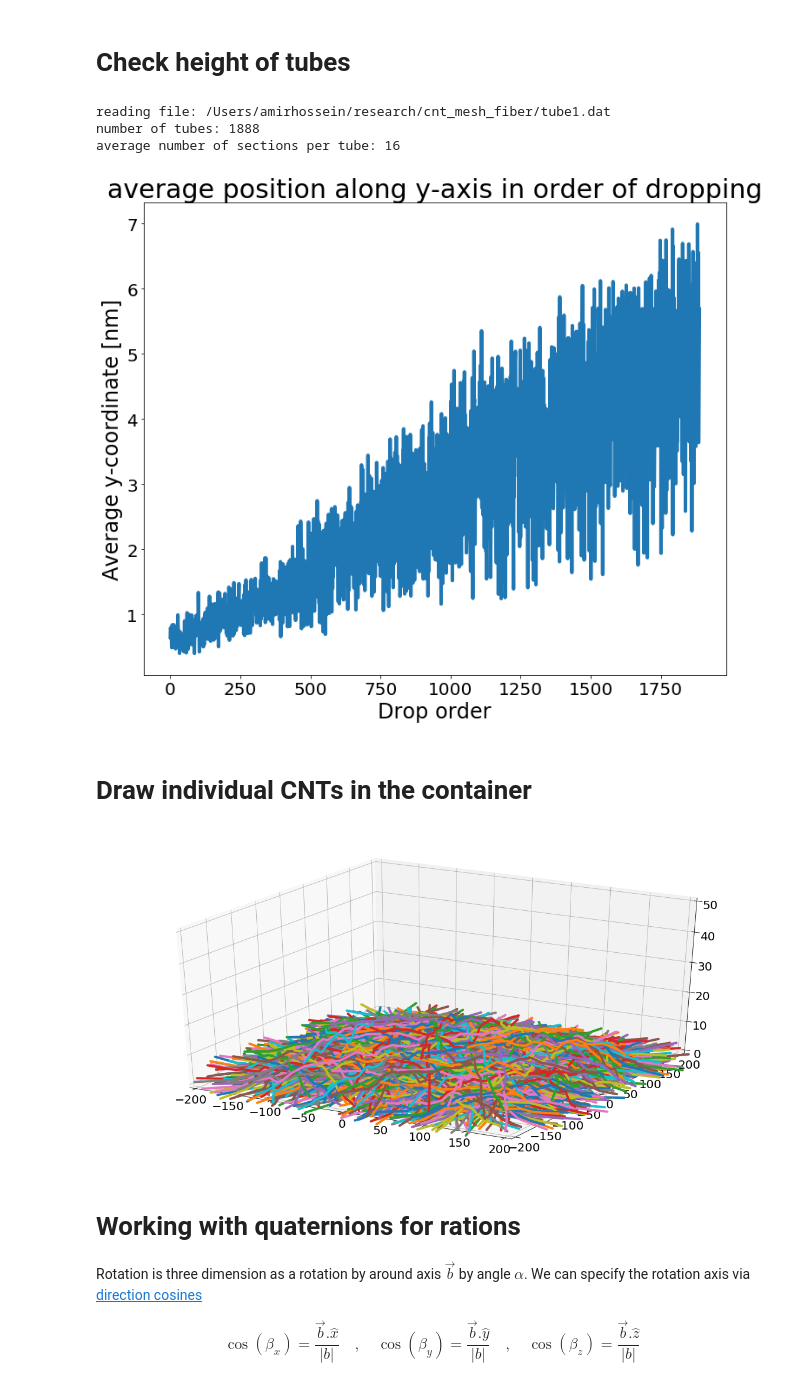
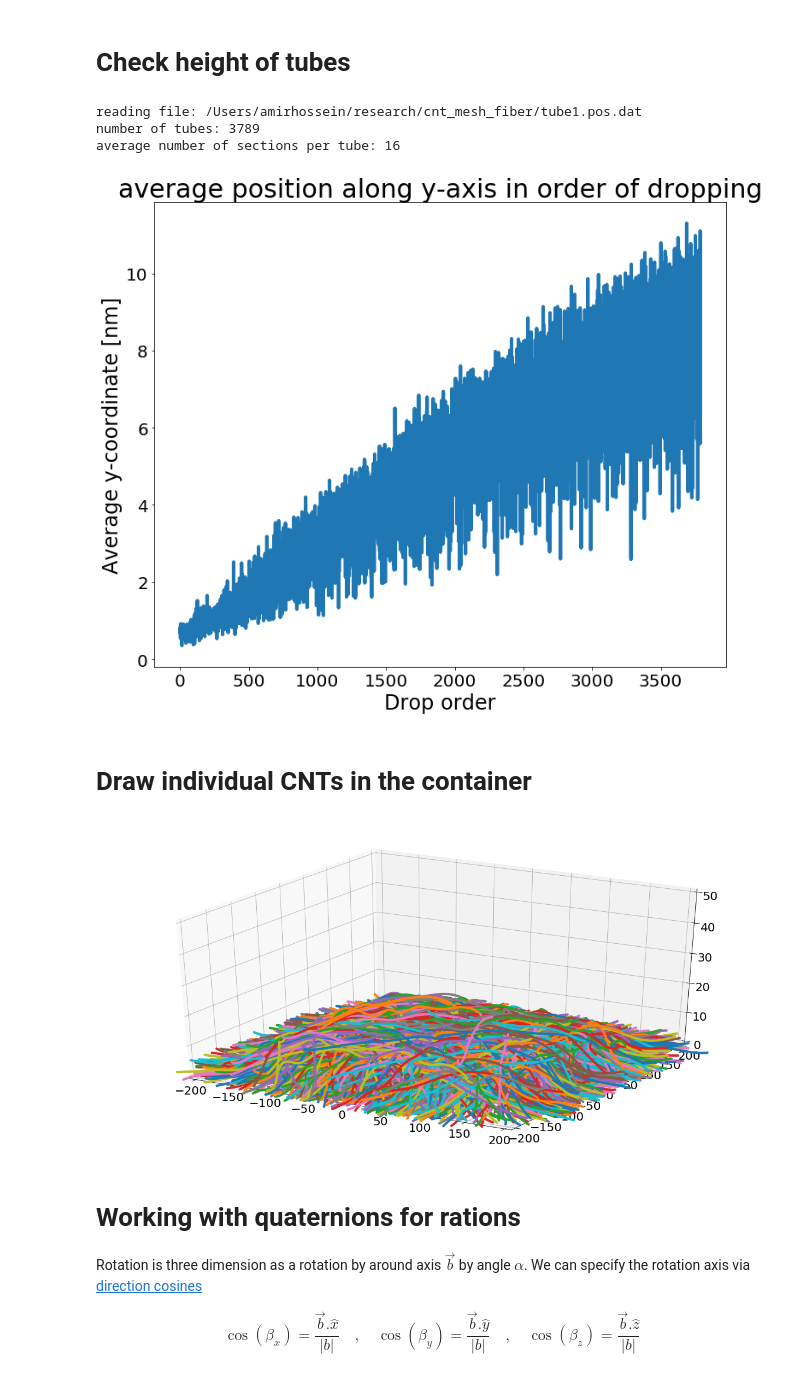
Before and after one commit to amirhosseindavoody/carbon_nanotube_mesh, a Jupyter notebook: cnt_mesh.ipynb, the cells around one changed output. Saved outputs shown, nothing was run; the diff lists cells and outputs as text; code cells hidden in the pictures.

```diff
--- a/cnt_mesh.ipynb
+++ b/cnt_mesh.ipynb
@@ -22,6 +23,7 @@ mpl.rc('figure', titlesize=35) # default title size for figures with subplot
 # %%
 class tube:
     r = np.zeros((0,3))
+
     def __init__(self, coordinates):
         for node in coordinates:
             node = node.split(',')
@@ -30,14 +32,49 @@ class tube:
                 a = a.reshape((1,3))
                 self.r = np.concatenate((self.r, a), axis=0)
 
+    def r_fine(self):
+        if hasattr(self,'_r_fine'):
+            return self._r_fine
+        tck, u = interpolate.splprep([self.r[:,0], self.r[:,1], self.r[:,2]], s=5, k=3)
+        u_fine = np.linspace(0,1,100)
+        x_fine, y_fine, z_fine = interpolate.splev(u_fine, tck)
+        self._r_fine = np.vstack((x_fine,y_fine,z_fine)).T
+        return self._r_fine
+
     def avg_y(self):
         return np.mean(self.r[:,1])
+
     def x(self):
         return self.r[:,0]
     def y(self):
         return self.r[:,1]
     def z(self):
         return self.r[:,2]
+
+    def x_fine(self):
+        return self.r_fine()[:,0]
+
+    def y_fine(self):
+        return self.r_fine()[:,1]
+
+    def z_fine(self):
+        return self.r_fine()[:,2]
+
+    def plot(self,ax=None,mode='true'):
+        assert mode is 'true' or 'fine'
+
+        if ax is None:
+            fig = plt.figure(figsize=(12,10))
+            ax = fig.add_subplot(111, projection='3d')
+
+
+        if mode is 'true':
+            x, y, z = self.x(), self.y(), self.z()
+        elif mode is 'fine':
+            x, y, z = self.x_fine(), self.y_fine(), self.z_fine()
+
+        ax.plot(z,x,y)
+        return ax
 # %% [markdown]
 # Check height of tubes
 # %%
@@ -46,7 +83,7 @@ directory = os.path.expanduser("~/research/cnt_mesh_fiber")
 tubes = []
 
 for i in range(1,100):
-    filename = os.path.join(directory, "tube"+str(i)+".dat")
+    filename = os.path.join(directory, "tube"+str(i)+".pos.dat")
     if (not os.path.isfile(filename)):
         continue
     print("reading file: {}".format(filename))
@@ -65,8 +102,8 @@ avg_y = np.array([tube.avg_y() for tube in tubes[:]])
 avg_number_of_sections = np.mean([tube.r.shape[0] for tube in tubes])
 print("average number of sections per tube: {}".format(int(avg_number_of_sections)))
 # %% [output]
-reading file: /Users/amirhossein/research/cnt_mesh_fiber/tube1.dat
-number of tubes: 1888
+reading file: /Users/amirhossein/research/cnt_mesh_fiber/tube1.pos.dat
+number of tubes: 3789
 average number of sections per tube: 16
 # %%
 min_order, max_order = 0, len(tubes)
@@ -80,26 +117,25 @@ ax.set_xlabel("Drop order",fontsize=24)
 ax.set_ylabel("Average y-coordinate [nm]",fontsize=24)
 ax.tick_params(labelsize=20)
 # %% [output]
-[figure, old version]
+[figure, new version]
 # %% [markdown]
 # Draw individual CNTs in the container
 # %%
 fig = plt.figure(figsize=(20,10))
-# ax = fig.gca(projection='3d')
 ax = fig.add_subplot(111,projection='3d')
 # ax.set_aspect('equal')
 
 begin=0
 n_tube=len(tubes)-1
 
 for t in tubes[begin:begin+n_tube]:
-    ax.plot(t.x(), t.z(), t.y())
+    ax = t.plot(ax=ax,mode='fine')
 
 ax.set_xlim([-200,200])
 ax.set_ylim([-200,200])
 _ = ax.set_zlim([0,50])
 # %% [output]
-[figure, old version]
+[figure, new version]
 # %% [markdown]
 # Working with quaternions for rations
 
```
Also changed, not shown: parts of 4 cells of this notebook.
